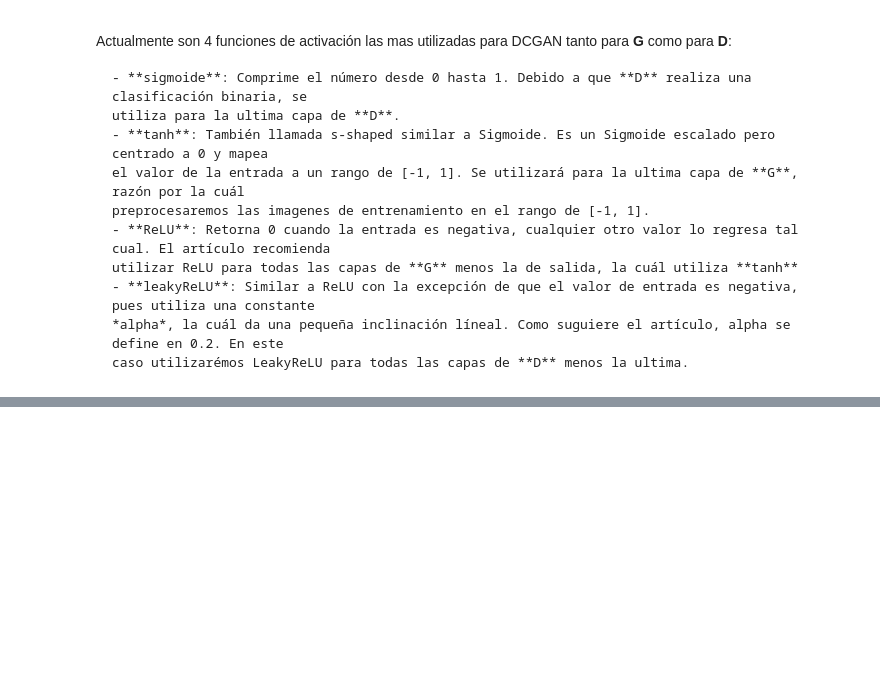
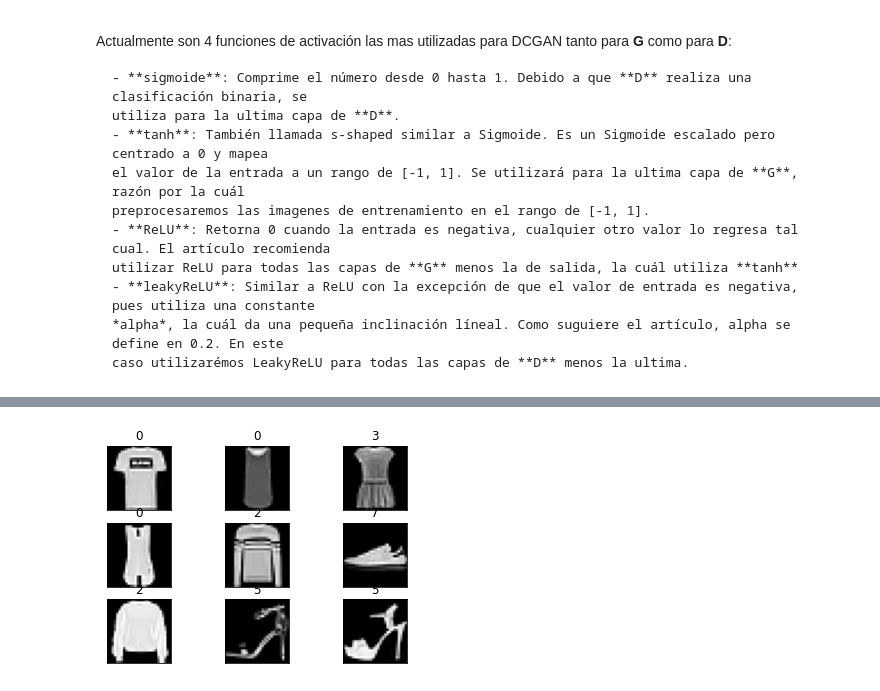
Before and after one commit to Cachemarra/pyimagesearch_tutos, a Jupyter notebook: DCGAN_Fashion_MNIST/dcgan_fashion_mnist.ipynb, the cells around one changed output, grey strips where cells are left out. Saved outputs shown, nothing was run; the diff lists cells and outputs as text; code cells hidden in the pictures; blank space fills up the shorter version.

```diff
--- a/DCGAN_Fashion_MNIST/dcgan_fashion_mnist.ipynb
+++ b/DCGAN_Fashion_MNIST/dcgan_fashion_mnist.ipynb
@@ -66,0 +83,18 @@ Finalmente, utilizar la sublase de Keras Model para crear la DCGAN.
+# %%
+# Dataset shape = (60_000, 28, 28).
+# 60k imagenes a escala de grises con resolución de 28x28 pixeles.
+
+(train_imgs, train_labels), (_, _) = tf.keras.datasets.fashion_mnist.load_data()
+
+# mostrar 9 imagenes aleatorias
+fig = plt.figure()
+for i in range(9):
+    num = np.random.randint(30_000)
+
+    plt.subplot(3, 3, i+1)
+    plt.imshow(train_imgs[i+1], cmap='gray')
+    plt.title(train_labels[i+1])
+    plt.xticks([])
+    plt.yticks([])
+# %% [output]
+[figure, added]
```
Also changed, not shown: parts of 4 cells of this notebook.
